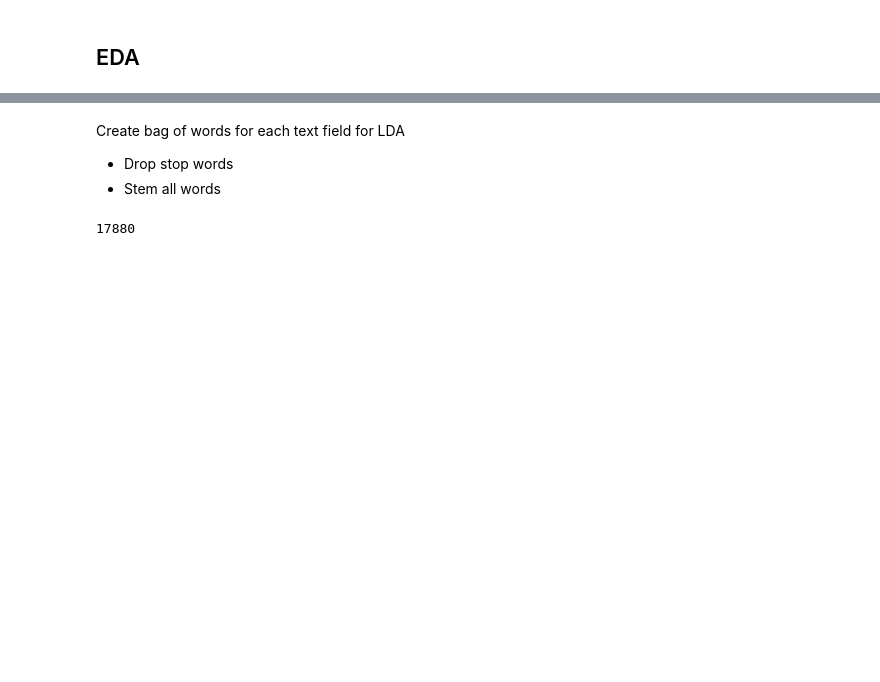
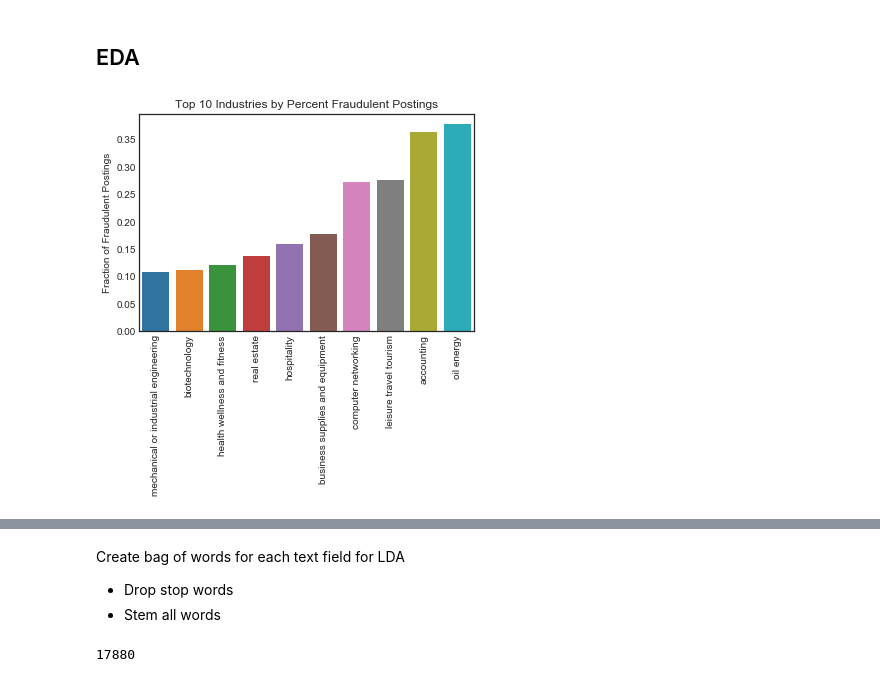
Before and after one commit to anuragkumar/fake-job-posting-prediction, a Jupyter notebook: fake_job_postings.ipynb, the cells around one changed output, grey strips where cells are left out. Cells and saved outputs as stored; diff of their text form; code cells hidden in the pictures; blank space fills up the shorter version.

```diff
--- a/fake_job_postings.ipynb
+++ b/fake_job_postings.ipynb
@@ -44,4 +47,5 @@ for c in text_columns:
     df[c] = df[c].apply(lambda x: str(x).strip()) # remove white space trailing/leading
 # %%
 df.city = np.where(df.city == 'nyc', 'new york city', df.city)
+df.city = np.where(df.city == 'ny', 'new york city', df.city)
 df.city = np.where(df.city == 'new york', 'new york city', df.city)
@@ -54,0 +69,37 @@ df.groupby('industry').fraudulent.sum()
+# %%
+def bar_plt(col, titlecol, boolean = False):
+
+    # count number of fraudulent postings and total postings -> calculate fraction of postings that are fraud
+    fraudcnt = df.groupby(col).fraudulent.sum().to_frame()
+    totcnt = df.groupby(col).job_id.count().to_frame()
+    frac = pd.merge(fraudcnt, totcnt, left_index = True, right_index = True)
+    frac['frac'] = frac.fraudulent / frac.job_id
+
+    # exclude if fewer than 10 total postings (else fraction may be close to 100%)
+    frac = frac[frac.job_id > 10]
+
+    # sort and take top 10
+    frac['index_col'] = frac.index
+    frac = frac.reset_index(drop = True)
+    if boolean == False:
+        frac = frac.sort_values('frac').tail(10)
+
+    # plot
+    cnt = len(frac)
+    sns.barplot(x='index_col', y="frac", data=frac, order=frac['index_col'])
+    if boolean == False:
+        plt.xticks(rotation=90)
+    else:
+        plt.xticks([0, 1], ['No', 'Yes'])
+
+    if cnt == 10:
+        plt.title('Top 10 ' + titlecol + ' by Percent Fraudulent Postings')
+    else:
+        plt.title(titlecol + ' by Percent Fraudulent Postings')
+
+    plt.ylabel('Fraction of Fraudulent Postings')
+    plt.xlabel('')
+# %%
+bar_plt('industry', 'Industries')
+# %% [output]
+[figure, added]
```
Also changed, not shown: parts of 17 cells of this notebook.
